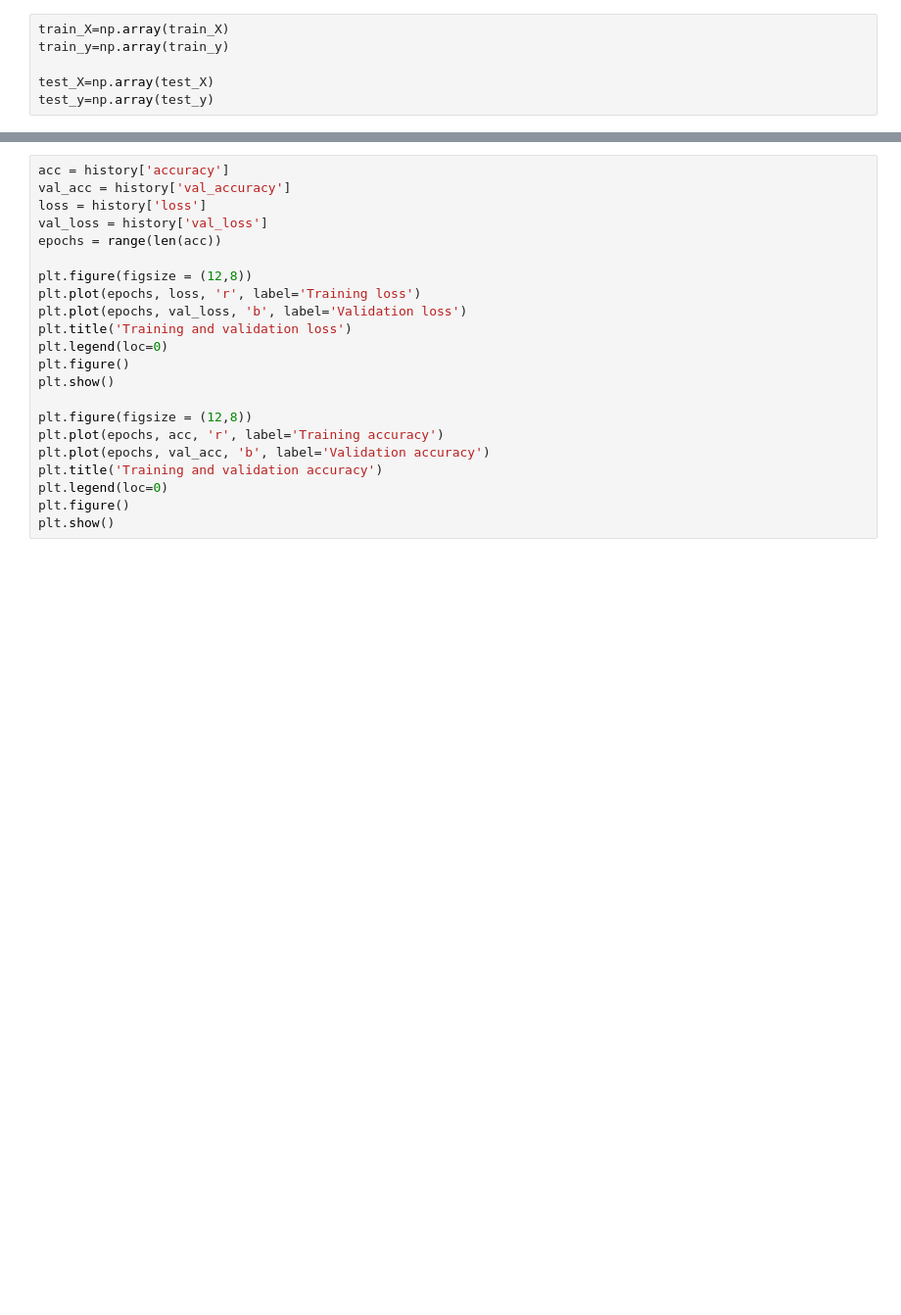
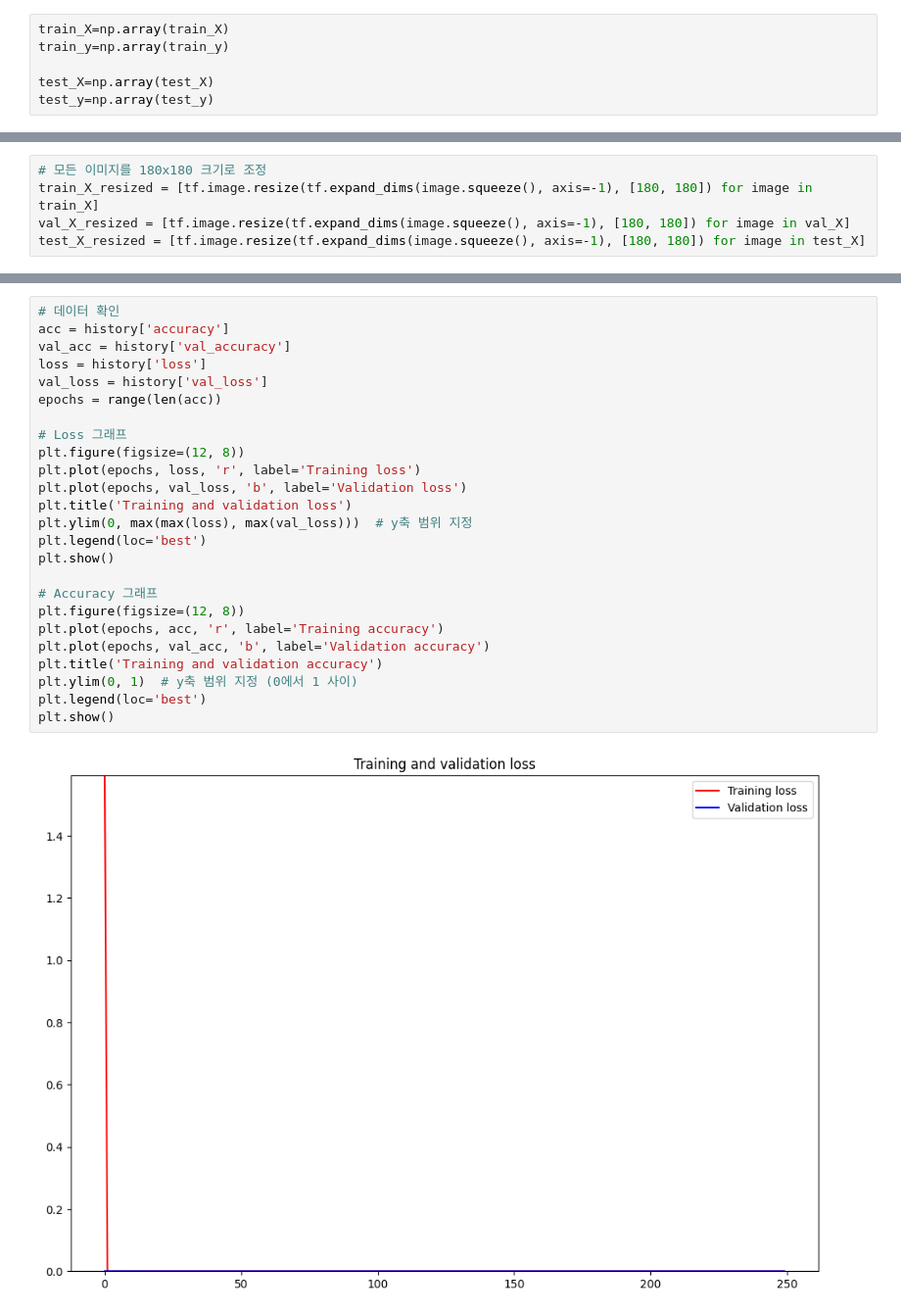
Before and after one commit to Taxzero/playingCardDetection, a Jupyter notebook: playingCardDetection.ipynb, the cells around one changed output, grey strips where cells are left out. Shown at 98% size. Drawn from its saved outputs; the diff is of its cells as text; blank space fills up the shorter version.

```diff
--- a/playingCardDetection.ipynb
+++ b/playingCardDetection.ipynb
@@ -84,0 +173,5 @@ test_y=np.array(test_y)
+# %%
+# 모든 이미지를 180x180 크기로 조정
+train_X_resized = [tf.image.resize(tf.expand_dims(image.squeeze(), axis=-1), [180, 180]) for image in train_X]
+val_X_resized = [tf.image.resize(tf.expand_dims(image.squeeze(), axis=-1), [180, 180]) for image in val_X]
+test_X_resized = [tf.image.resize(tf.expand_dims(image.squeeze(), axis=-1), [180, 180]) for image in test_X]
@@ -118,22 +278,27 @@ history = model.fit(train_X, train_y, epochs=epochs, batch_size=batch_size,
 # %%
+# 데이터 확인
 acc = history['accuracy']
 val_acc = history['val_accuracy']
 loss = history['loss']
 val_loss = history['val_loss']
 epochs = range(len(acc))
 
-plt.figure(figsize = (12,8))
+# Loss 그래프
+plt.figure(figsize=(12, 8))
 plt.plot(epochs, loss, 'r', label='Training loss')
 plt.plot(epochs, val_loss, 'b', label='Validation loss')
 plt.title('Training and validation loss')
-plt.legend(loc=0)
-plt.figure()
+plt.ylim(0, max(max(loss), max(val_loss)))  # y축 범위 지정
+plt.legend(loc='best')
 plt.show()
 
-plt.figure(figsize = (12,8))
+# Accuracy 그래프
+plt.figure(figsize=(12, 8))
 plt.plot(epochs, acc, 'r', label='Training accuracy')
 plt.plot(epochs, val_acc, 'b', label='Validation accuracy')
 plt.title('Training and validation accuracy')
-plt.legend(loc=0)
-plt.figure()
+plt.ylim(0, 1)  # y축 범위 지정 (0에서 1 사이)
+plt.legend(loc='best')
 plt.show()
+# %% [output]
+[figure, added]
```
Also changed, not shown: parts of 13 cells of this notebook, 3 other files.
